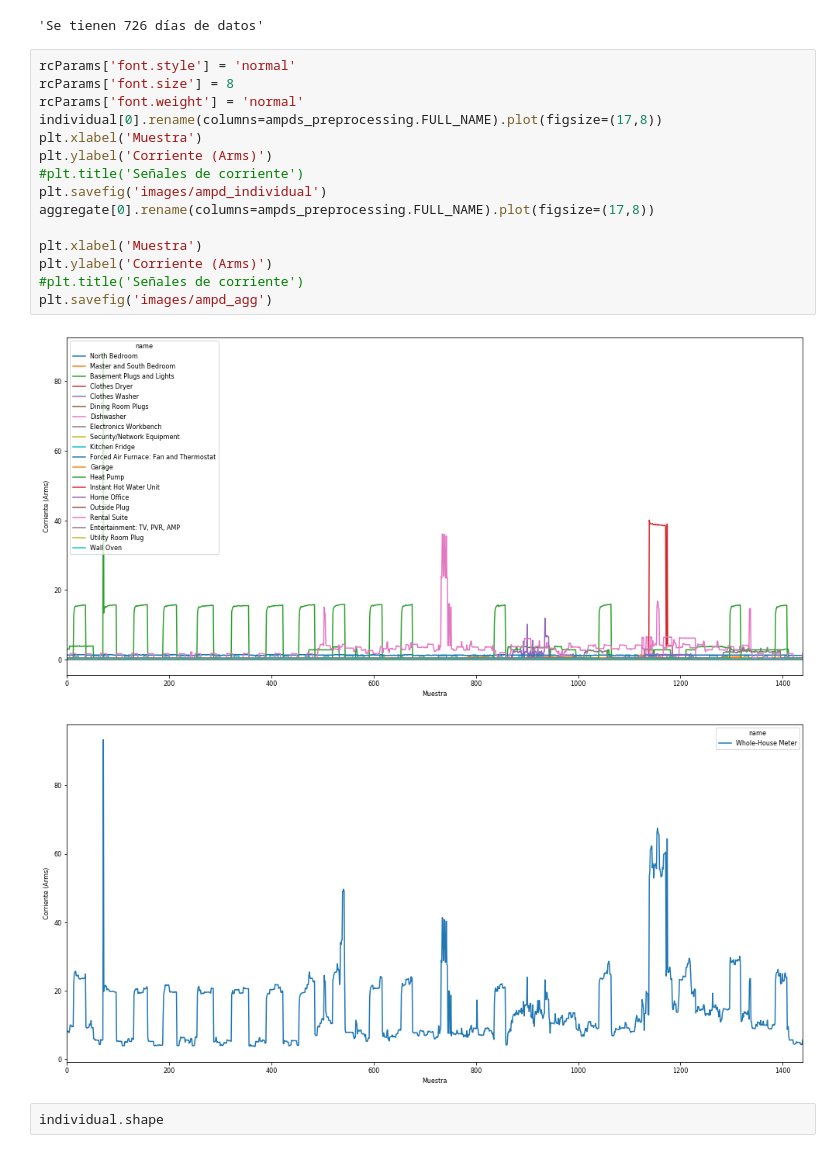
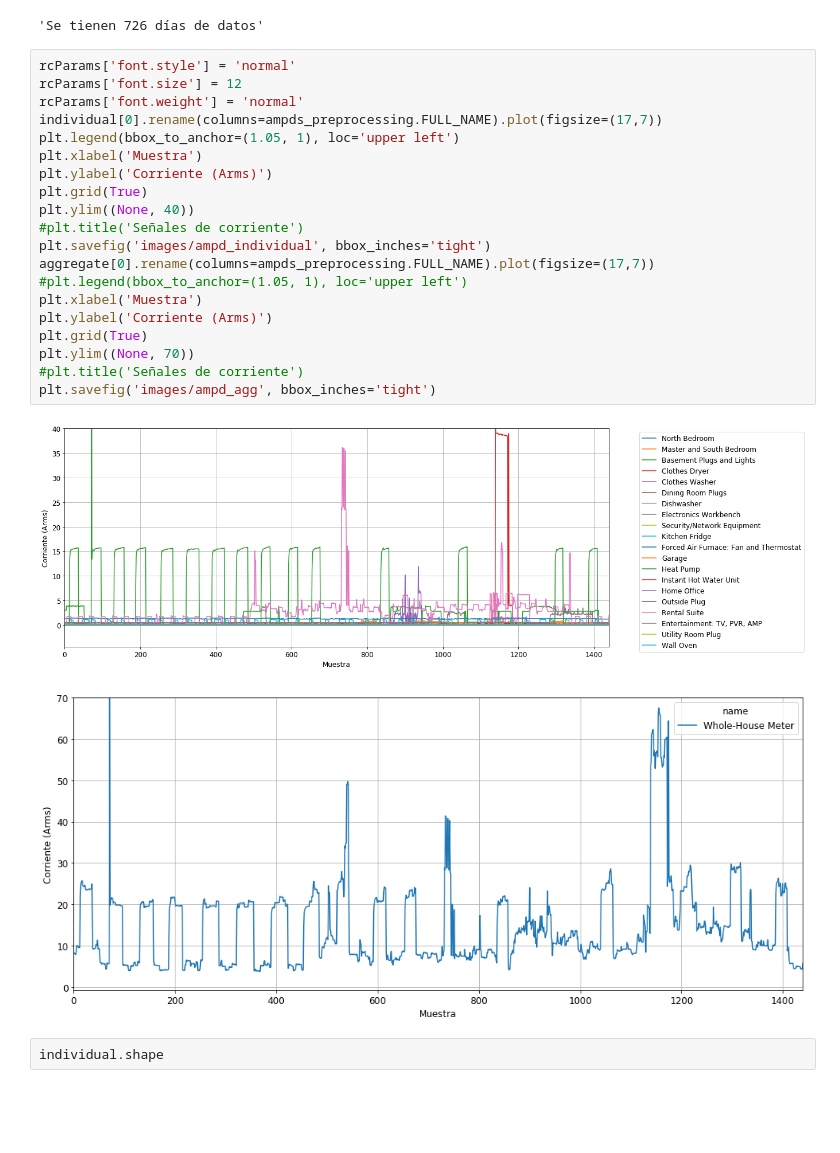
Before and after one commit to camilomarino/Obligatorios_TAO_2020, a Jupyter notebook: ProyectoFinal/Create_vectors.ipynb, the cells around one changed output. Cells and saved outputs as stored; diff of their text form; blank space fills up the shorter version.

Commit message:
Se actualizan algunas imagenes

```diff
--- a/ProyectoFinal/Create_vectors.ipynb
+++ b/ProyectoFinal/Create_vectors.ipynb
@@ -38,22 +41,27 @@ f'Se tienen {n_days} días de datos'
 'Se tienen 726 días de datos'
 # %%
 rcParams['font.style'] = 'normal'
-rcParams['font.size'] = 8
+rcParams['font.size'] = 12
 rcParams['font.weight'] = 'normal'
-individual[0].rename(columns=ampds_preprocessing.FULL_NAME).plot(figsize=(17,8))
+individual[0].rename(columns=ampds_preprocessing.FULL_NAME).plot(figsize=(17,7))
+plt.legend(bbox_to_anchor=(1.05, 1), loc='upper left')
 plt.xlabel('Muestra')
 plt.ylabel('Corriente (Arms)')
+plt.grid(True)
+plt.ylim((None, 40))
 #plt.title('Señales de corriente')
-plt.savefig('images/ampd_individual')
-aggregate[0].rename(columns=ampds_preprocessing.FULL_NAME).plot(figsize=(17,8))
-
+plt.savefig('images/ampd_individual', bbox_inches='tight')
+aggregate[0].rename(columns=ampds_preprocessing.FULL_NAME).plot(figsize=(17,7))
+#plt.legend(bbox_to_anchor=(1.05, 1), loc='upper left')
 plt.xlabel('Muestra')
 plt.ylabel('Corriente (Arms)')
+plt.grid(True)
+plt.ylim((None, 70))
 #plt.title('Señales de corriente')
-plt.savefig('images/ampd_agg')
+plt.savefig('images/ampd_agg', bbox_inches='tight')
 # %% [output]
-[figure, old version]
+[figure, new version]
-[figure, old version]
+[figure, new version]
 # %%
 individual.shape
 # %% [output]
```
Also changed, not shown: parts of 1 cell of this notebook, 2 other files.
